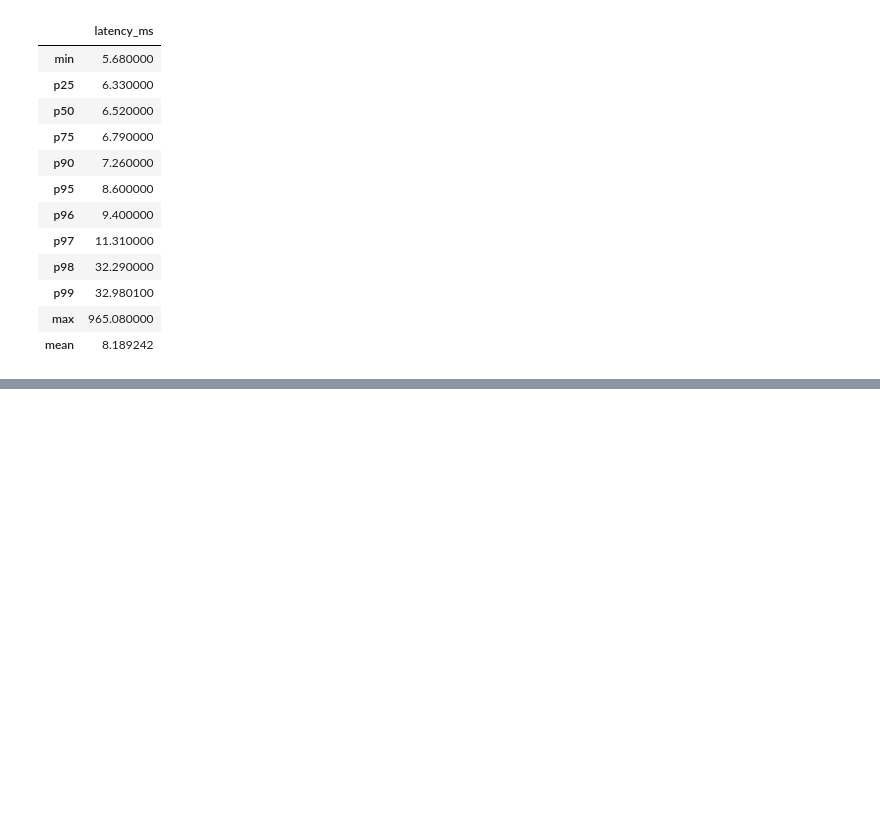
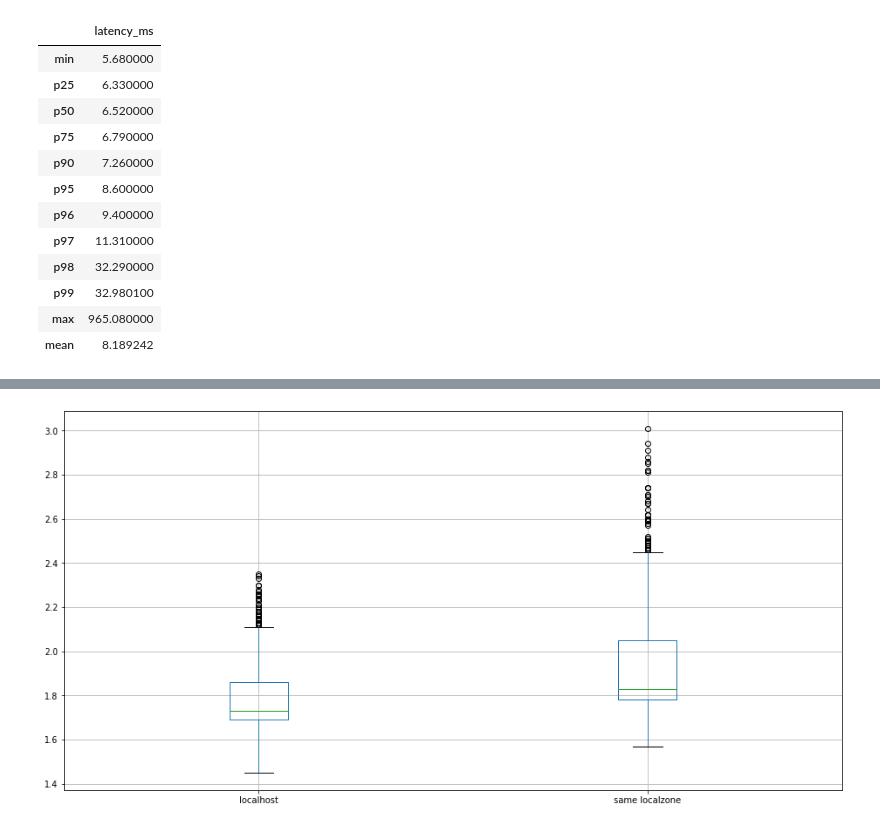
Before and after one commit to ericmelz/pinger-parser, a Jupyter notebook: jupyter/Pinger Parser Playground.ipynb, the cells around one changed output, grey strips where cells are left out. Drawn from its saved outputs; the diff is of its cells as text; code cells hidden in the pictures; blank space fills up the shorter version.

Commit message:
add data for localhost and same_localzone

```diff
--- a/jupyter/Pinger Parser Playground.ipynb
+++ b/jupyter/Pinger Parser Playground.ipynb
@@ -503,0 +560,2 @@ df12
+# %%
+df20['localhost'] = df13['latency_ms']
@@ -503,0 +571,2 @@ df12
+# %%
+df20['same localzone'] = df14['latency_ms']
@@ -503,0 +582,2 @@ df12
+# %%
+df20.drop(columns='latency_ms', inplace=True)
@@ -503,0 +593,2 @@ df12
+# %%
+df20.drop(columns='timestamp', inplace=True)
@@ -503,0 +604,4 @@ df12
+# %%
+boxplot = df20.boxplot(column=['localhost', 'same localzone'], figsize=(16,8))
+# %% [output]
+[figure, added]
```
Also changed, not shown: parts of 12 cells of this notebook, 2 other files.
